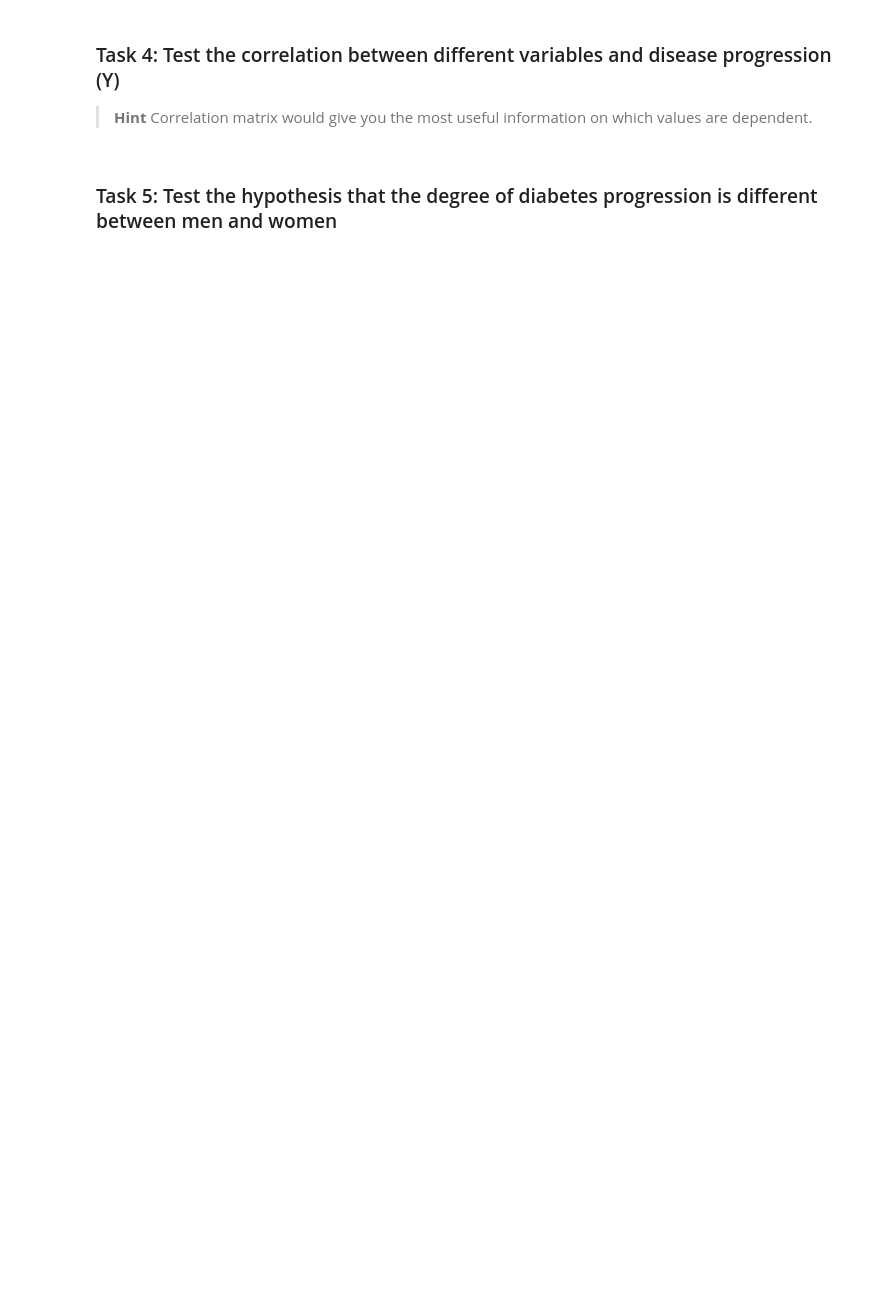
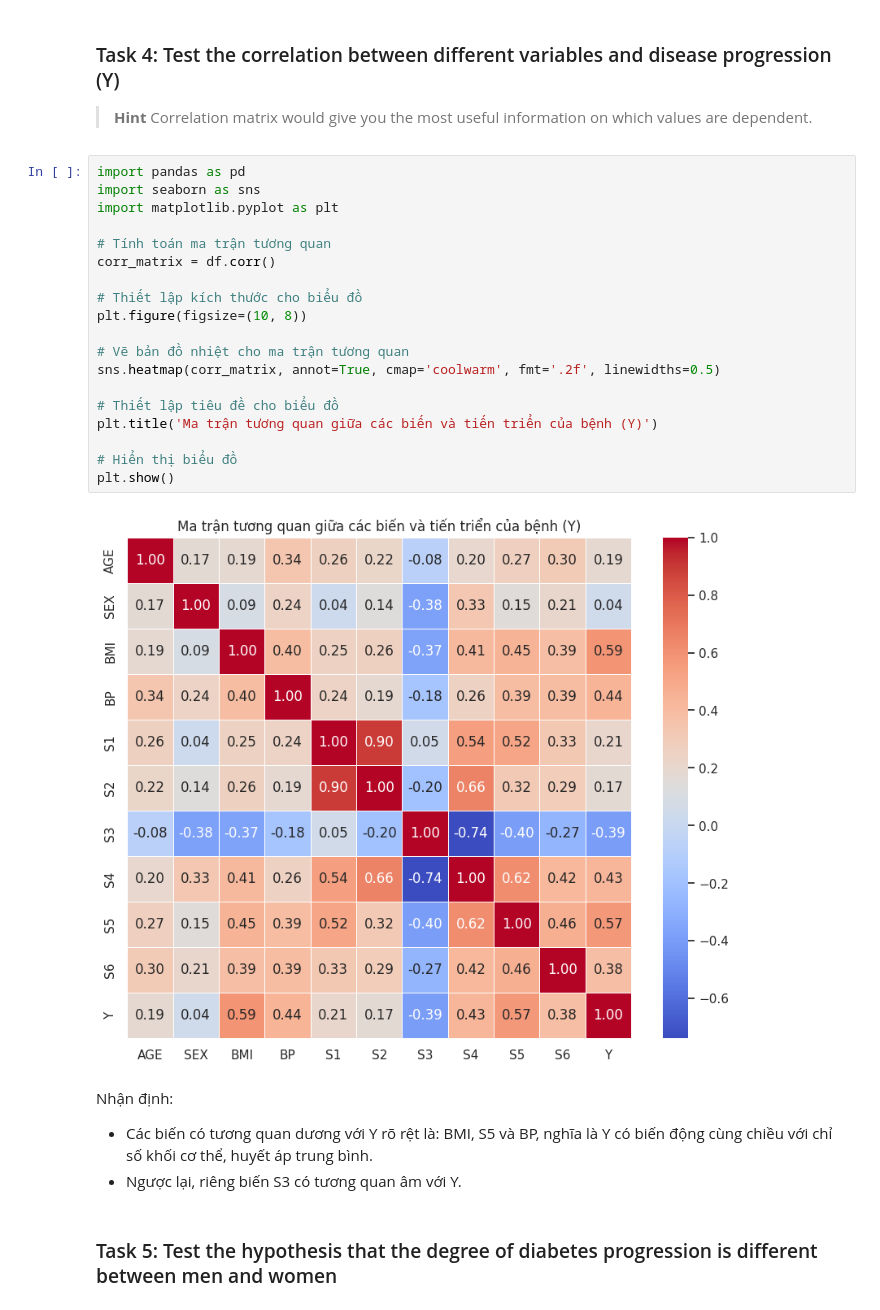
Before and after one commit to hoanglong8/Microsoft-DS-for-beginners, a Jupyter notebook: 1-Introduction/04-stats-and-probability/translations/01.04.assignment.vn.ipynb, the cells around one changed output. Drawn from its saved outputs; the diff is of its cells as text; blank space fills up the shorter version.

```diff
--- a/1-Introduction/04-stats-and-probability/translations/01.04.assignment.vn.ipynb
+++ b/1-Introduction/04-stats-and-probability/translations/01.04.assignment.vn.ipynb
@@ -128,5 +204,30 @@ plt.show()
 ### Task 4: Test the correlation between different variables and disease progression (Y)
 
 > **Hint** Correlation matrix would give you the most useful information on which values are dependent.
+# %%
+import pandas as pd
+import seaborn as sns
+import matplotlib.pyplot as plt
+
+# Tính toán ma trận tương quan
+corr_matrix = df.corr()
+
+# Thiết lập kích thước cho biểu đồ
+plt.figure(figsize=(10, 8))
+
+# Vẽ bản đồ nhiệt cho ma trận tương quan
+sns.heatmap(corr_matrix, annot=True, cmap='coolwarm', fmt='.2f', linewidths=0.5)
+
+# Thiết lập tiêu đề cho biểu đồ
+plt.title('Ma trận tương quan giữa các biến và tiến triển của bệnh (Y)')
+
+# Hiển thị biểu đồ
+plt.show()
+# %% [output]
+[figure, added]
+# %% [markdown]
+Nhận định:
+* Các biến có tương quan dương với Y rõ rệt là: BMI, S5 và BP, nghĩa là Y có biến động cùng chiều với chỉ số khối cơ thể, huyết áp trung bình.
+* Ngược lại, riêng biến S3 có tương quan âm với Y.
 # %% [markdown]
 ### Task 5: Test the hypothesis that the degree of diabetes progression is different between men and women
```
Also changed, not shown: parts of 7 cells of this notebook.
